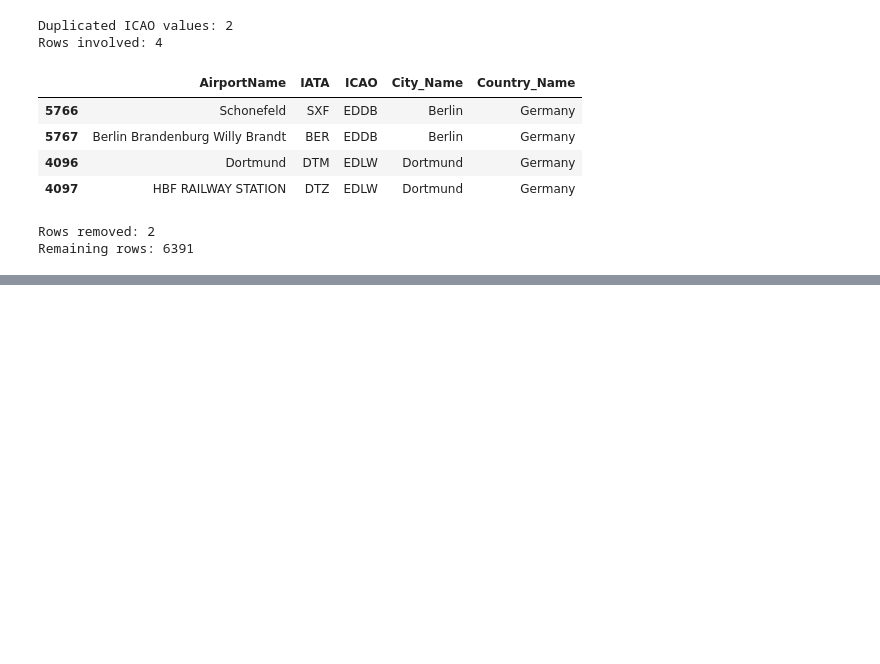
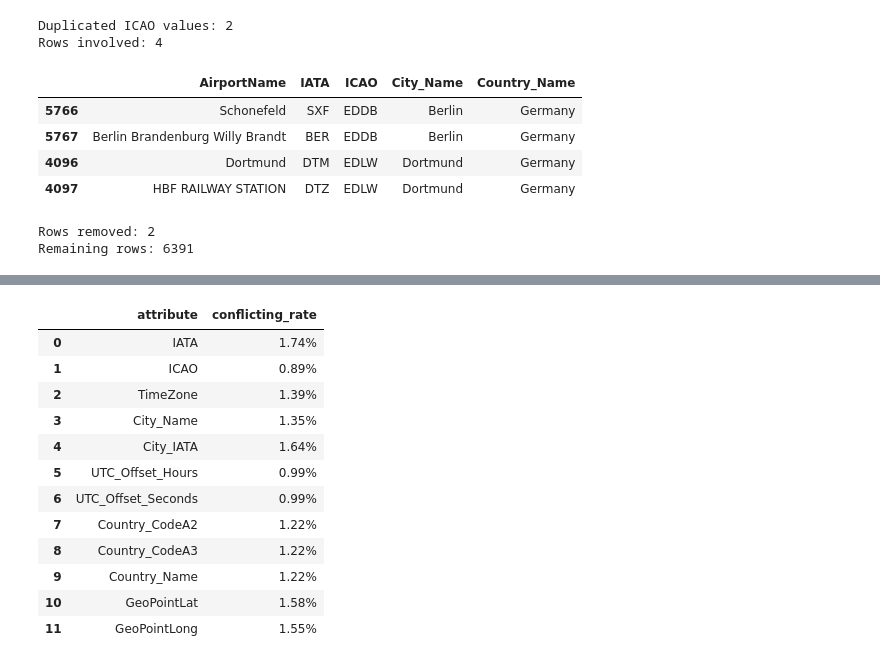
Before and after one commit to Wh4130/Web-Data-Integration-Project, a Jupyter notebook: notebooks/Kaggle_data_cleaning/Kaggle_data_cleaning.ipynb, the cells around one changed output, grey strips where cells are left out. Drawn from its saved outputs; the diff is of its cells as text; code cells hidden in the pictures; blank space fills up the shorter version.

```diff
--- a/notebooks/Kaggle_data_cleaning/Kaggle_data_cleaning.ipynb
+++ b/notebooks/Kaggle_data_cleaning/Kaggle_data_cleaning.ipynb
@@ -134,0 +265,31 @@ out-of-bounds coordinates remaining: 0
+# %%
+other_columns = [col for col in data.columns if col != "AirportName"]
+name_clean = data["AirportName"].str.strip()  # lstrip+rstrip so trailing/leading whitespace doesn't hide true duplicates
+
+total_rows = len(data)
+conflict_rates = {}
+
+for col in other_columns:
+    group_nunique = data.groupby(name_clean)[col].transform(lambda s: s.dropna().nunique())
+    conflict_rates[col] = (group_nunique >= 2).sum() / total_rows
+
+conflict_rate_df = pd.DataFrame({
+    "attribute": list(conflict_rates.keys()),
+    "conflicting_rate": list(conflict_rates.values()),
+})
+conflict_rate_df["conflicting_rate"] = conflict_rate_df["conflicting_rate"].map(lambda x: f"{x:.2%}")
+conflict_rate_df
+# %% [output]
+|  | attribute | conflicting_rate |
+| 0 | IATA | 1.74% |
+| 1 | ICAO | 0.89% |
+| 2 | TimeZone | 1.39% |
+| 3 | City_Name | 1.35% |
+| 4 | City_IATA | 1.64% |
+| 5 | UTC_Offset_Hours | 0.99% |
+| 6 | UTC_Offset_Seconds | 0.99% |
+| 7 | Country_CodeA2 | 1.22% |
+| 8 | Country_CodeA3 | 1.22% |
+| 9 | Country_Name | 1.22% |
+| 10 | GeoPointLat | 1.58% |
+| 11 | GeoPointLong | 1.55% |
```
Also changed, not shown: parts of 33 cells of this notebook, 1 other file.
